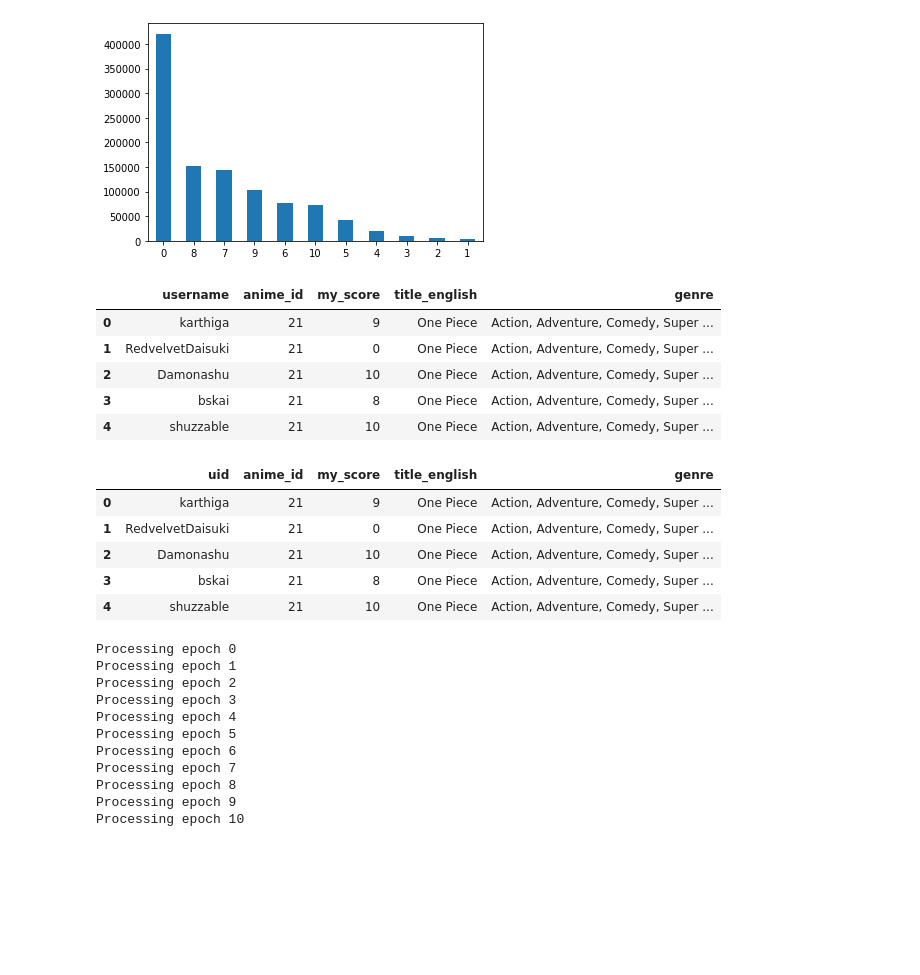
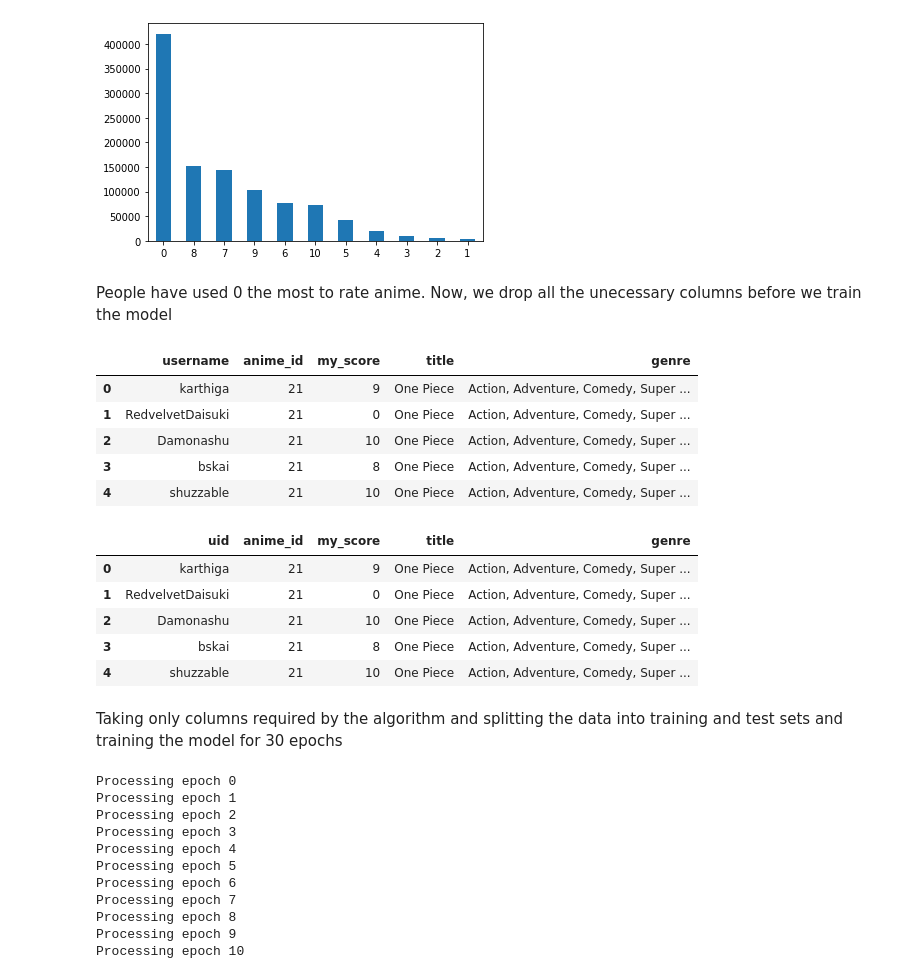
Before and after one commit to virendhanwani/AnimeRecommendationSystem, a Jupyter notebook: anime_recommendation.ipynb, the cells around one changed output. Drawn from its saved outputs; the diff is of its cells as text; code cells hidden in the pictures; blank space fills up the shorter version.

```diff
--- a/anime_recommendation.ipynb
+++ b/anime_recommendation.ipynb
@@ -83,11 +99,13 @@ df.my_score.value_counts().sort_values(ascending=False).plot(kind='bar',rot=0)
 # %% [output]
 <matplotlib.axes._subplots.AxesSubplot at 0x...>
 [figure]
+# %% [markdown]
+People have used 0 the most to rate anime. Now, we drop all the unecessary columns before we train the model
 # %%
-df = df.drop(['title_japanese', 'title_synonyms', 'image_url', 'opening_theme', 'rank', 'popularity', 'members', 'rating', 'title', 'ending_theme', 'studio', 'licensor', 'producer','related', 'broadcast', 'premiered', 'background', 'favorites','score', 'scored_by', 'duration', 'aired', 'aired_string', 'airing', 'type', 'source', 'episodes','status', 'my_tags', 'my_last_updated', 'my_rewatching_ep', 'my_rewatching', 'my_status', 'my_finish_date', 'my_start_date', 'my_watched_episodes'], axis=1)
+df = df.drop(['title_japanese', 'title_synonyms', 'image_url', 'opening_theme', 'rank', 'popularity', 'members', 'rating', 'title_english', 'ending_theme', 'studio', 'licensor', 'producer','related', 'broadcast', 'premiered', 'background', 'favorites','score', 'scored_by', 'duration', 'aired', 'aired_string', 'airing', 'type', 'source', 'episodes','status', 'my_tags', 'my_last_updated', 'my_rewatching_ep', 'my_rewatching', 'my_status', 'my_finish_date', 'my_start_date', 'my_watched_episodes'], axis=1)
 df.head()
 # %% [output]
-|  | username | anime_id | my_score | title_english | genre |
+|  | username | anime_id | my_score | title | genre |
 | 0 | karthiga | 21 | 9 | One Piece | Action, Adventure, Comedy, Super ... |
 | 1 | RedvelvetDaisuki | 21 | 0 | One Piece | Action, Adventure, Comedy, Super ... |
 | 2 | Damonashu | 21 | 10 | One Piece | Action, Adventure, Comedy, Super ... |
@@ -97,7 +115,7 @@ df.head()
 df = df.rename(columns={'username': 'uid'})
 df.head()
 # %% [output]
-|  | uid | anime_id | my_score | title_english | genre |
+|  | uid | anime_id | my_score | title | genre |
 | 0 | karthiga | 21 | 9 | One Piece | Action, Adventure, Comedy, Super ... |
 | 1 | RedvelvetDaisuki | 21 | 0 | One Piece | Action, Adventure, Comedy, Super ... |
 | 2 | Damonashu | 21 | 10 | One Piece | Action, Adventure, Comedy, Super ... |
@@ -108,4 +126,6 @@ reader = Reader(rating_scale=(0, 10))
 data = Dataset.load_from_df(df[['uid', 'anime_id', 'my_score']], reader)
+# %% [markdown]
+Taking only columns required by the algorithm and splitting the data into training and test sets and training the model for 30 epochs
 # %%
 train, test = train_test_split(data, test_size=0.40)
 algo = SVD(verbose=True, n_epochs=30)
```
Also changed, not shown: parts of 15 cells of this notebook.
